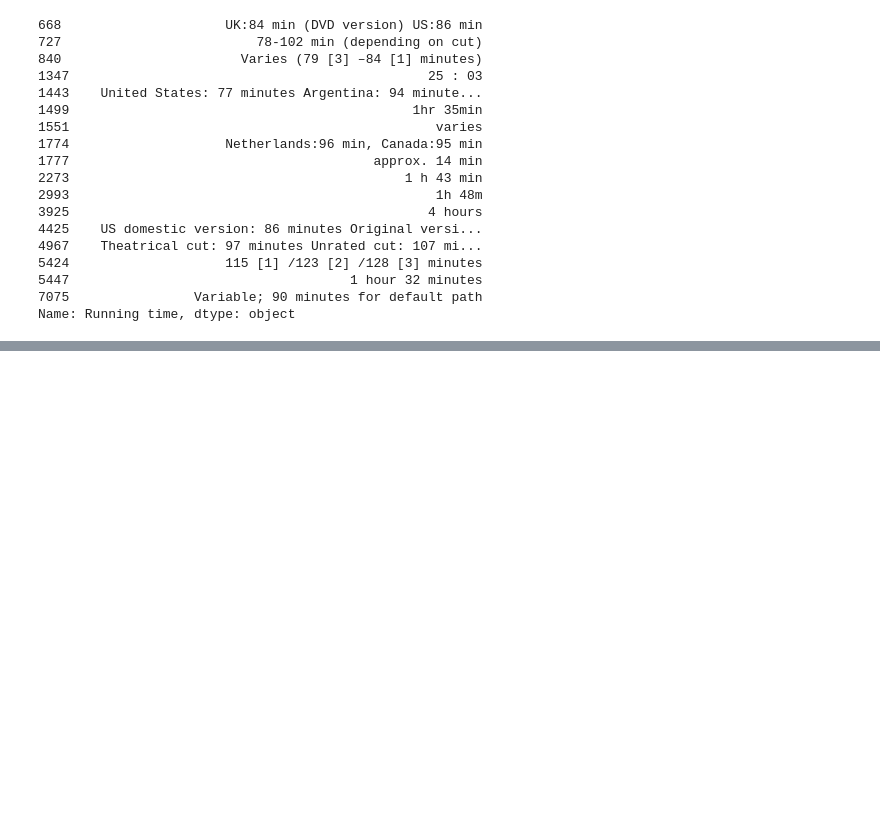
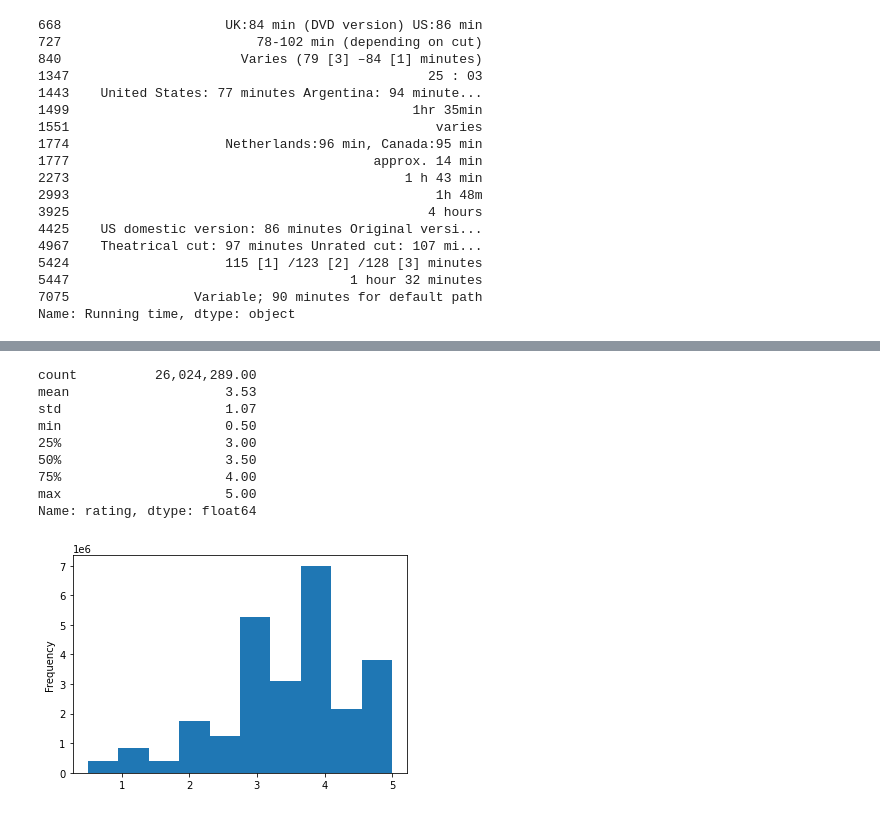
Before and after one commit to taktak2022/Movies-ETL, a Jupyter notebook: wiki_movies_raw.ipynb, the cells around one changed output, grey strips where cells are left out. Cells and saved outputs as stored; diff of their text form; code cells hidden in the pictures; blank space fills up the shorter version.

Commit message:
3rd commit.  wiki and kaggle metadata have been cleaned and merged.

```diff
--- a/wiki_movies_raw.ipynb
+++ b/wiki_movies_raw.ipynb
@@ -697,0 +711,4 @@ wiki_movies_df.drop('Running time', axis=1, inplace=True)
+# %%
+# MODULE 8.2.2 PULLING KAGGLE.COM MOVIES & RATINGS CSV FILES - NOTE: CODE IS MISSING A '/' AFTER "file_dir" ON BOTH LINES
+kaggle_metadata = pd.read_csv(f'{file_dir}/movies_metadata.csv', low_memory=False)
+ratings = pd.read_csv(f'{file_dir}/ratings.csv')
@@ -697,0 +847,19 @@ wiki_movies_df.drop('Running time', axis=1, inplace=True)
+# %%
+# DATA TYPE HAS BEEN CONVERTED; ASSIGN IT BACK TO 'ratings' COLUMN
+ratings['timestamp'] = pd.to_datetime(ratings['timestamp'], unit='s')
+# %%
+# MODULE 8.3.12 CHECK STATISTICS OF 'ratings' DATA; USE PANDAS describe() METHOD TO CREATE A HISTOGRAM BAR CHART
+pd.options.display.float_format = '{:20,.2f}'.format
+ratings['rating'].plot(kind='hist')
+ratings['rating'].describe()
+# %% [output]
+count          26,024,289.00
+mean                    3.53
+std                     1.07
+min                     0.50
+25%                     3.00
+50%                     3.50
+75%                     4.00
+max                     5.00
+Name: rating, dtype: float64
+[figure, added]
```
Also changed, not shown: parts of 56 cells of this notebook, 1 other file.
